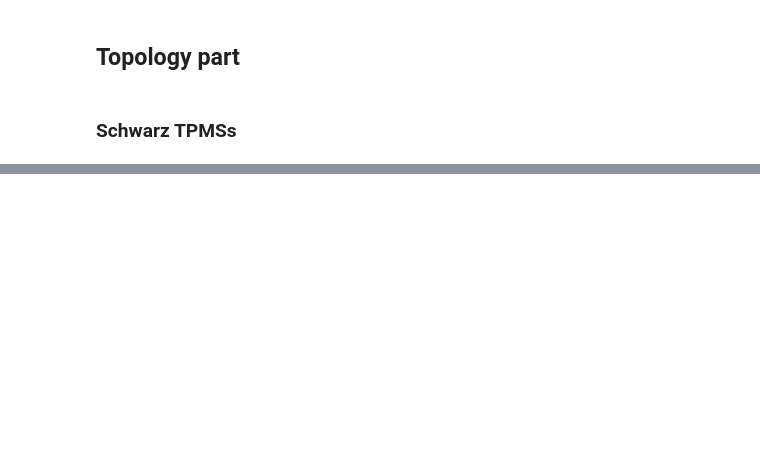
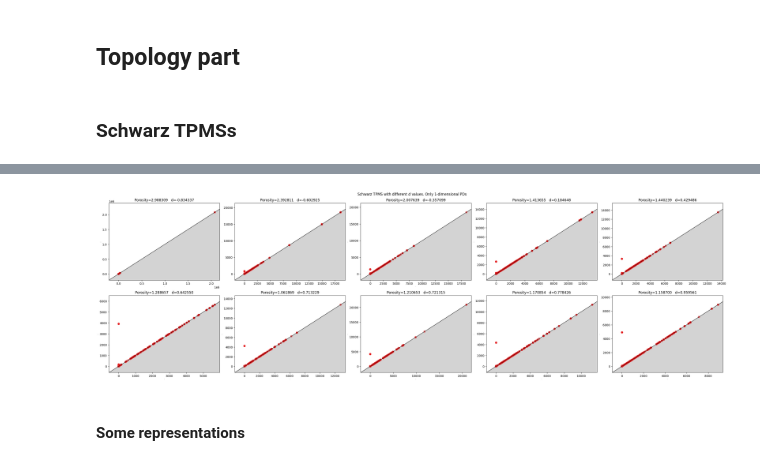
Before and after one commit to Snopoff/Persistent-Homology-of-Triple-Periodic-Minimal-Surfaces, a Jupyter notebook: Generate_mesh_tpms.ipynb, the cells around one changed output, grey strips where cells are left out. Cells and saved outputs as stored; diff of their text form; code cells hidden in the pictures; blank space fills up the shorter version.

Commit message:
studied concrete dimensions

```diff
--- a/Generate_mesh_tpms.ipynb
+++ b/Generate_mesh_tpms.ipynb
@@ -243,0 +242,22 @@ fig.savefig('Schwarz_pd_per_porosity.png')
+# %%
+dgms_1 = [None] * size
+for i, pc in enumerate(pointcloud_list_Schwarz_p):
+    ac = gd.AlphaComplex(points=pc)
+    stree = ac.create_simplex_tree()
+    stree.persistence()
+    dgm = stree.persistence_intervals_in_dimension(1)
+    dgms_1[i] = dgm
+# %%
+fig, axes = plt.subplots(figsize=(30,9), ncols=5, nrows=2, constrained_layout=True)
+axes = axes.flatten()
+for i in range(size):
+    gd.plot_persistence_diagram(dgms_1[i], axes=axes[i], fontsize=0)
+    axes[i].set_title(f"Porosity={porosity_list_Schwarz_p[i]:f}   d={d_param[i]:f}")
+
+fig.savefig('Schwarz_pd_1_dim_per_porosity_size_10.png')
+fig.suptitle('Schwarz TPMS with different $d$ values. Only 1-dimensional PDs')
+plt.show()
+# %% [output]
+[figure, added]
+# %% [markdown]
+#### Some representations
```
Also changed, not shown: parts of 11 cells of this notebook.
